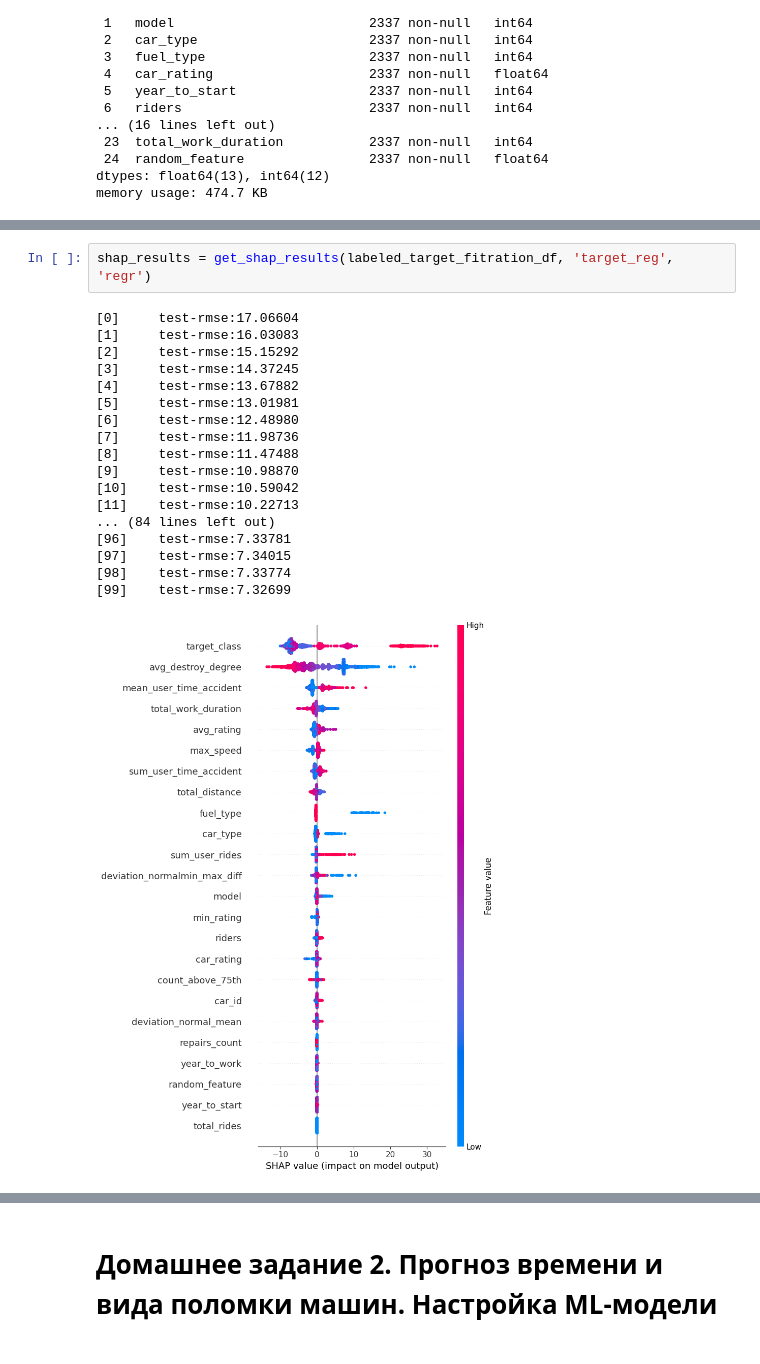
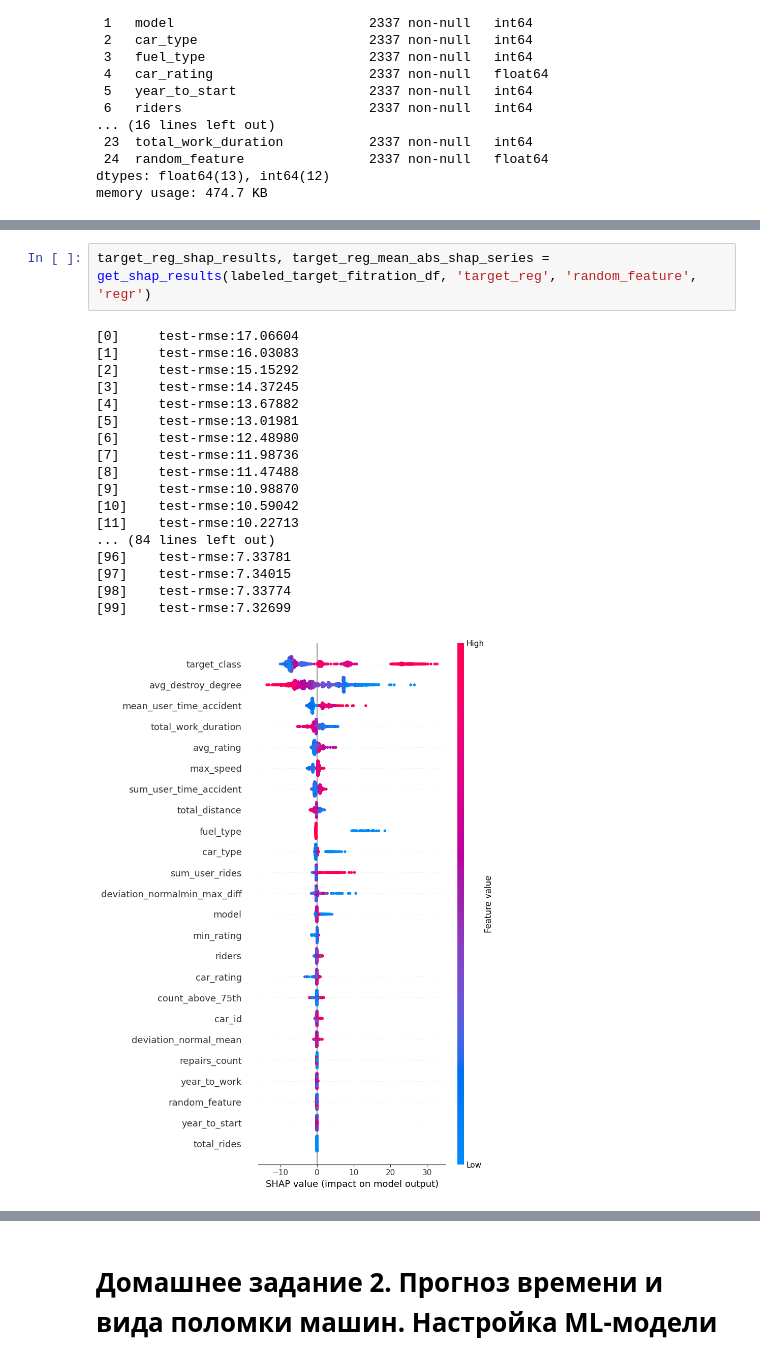
Before and after one commit to km-mipt-nlp-gen/ds_comp, a Jupyter notebook: hw1_Соревновательныи__DS.ipynb, the cells around one changed output, grey strips where cells are left out. Saved outputs shown, nothing was run; the diff lists cells and outputs as text.

```diff
--- a/hw1_Соревновательныи__DS.ipynb
+++ b/hw1_Соревновательныи__DS.ipynb
@@ -947,21 +1023,21 @@ shap_results = get_shap_results(labeled_target_fitration_df, 'target_class')
 # %%
-shap_results = get_shap_results(labeled_target_fitration_df, 'target_reg', 'regr')
+target_reg_shap_results, target_reg_mean_abs_shap_series = get_shap_results(labeled_target_fitration_df, 'target_reg', 'random_feature', 'regr')
 # %% [output]
 [0]     test-rmse:17.06604
 [1]     test-rmse:16.03083
 [2]     test-rmse:15.15292
 [3]     test-rmse:14.37245
 [4]     test-rmse:13.67882
 [5]     test-rmse:13.01981
 [6]     test-rmse:12.48980
 [7]     test-rmse:11.98736
 [8]     test-rmse:11.47488
 [9]     test-rmse:10.98870
 [10]    test-rmse:10.59042
 [11]    test-rmse:10.22713
 ... (84 lines left out)
 [96]    test-rmse:7.33781
 [97]    test-rmse:7.34015
 [98]    test-rmse:7.33774
 [99]    test-rmse:7.32699
-[figure, old version]
+[figure, new version]
```
Also changed, not shown: parts of 28 cells of this notebook.
